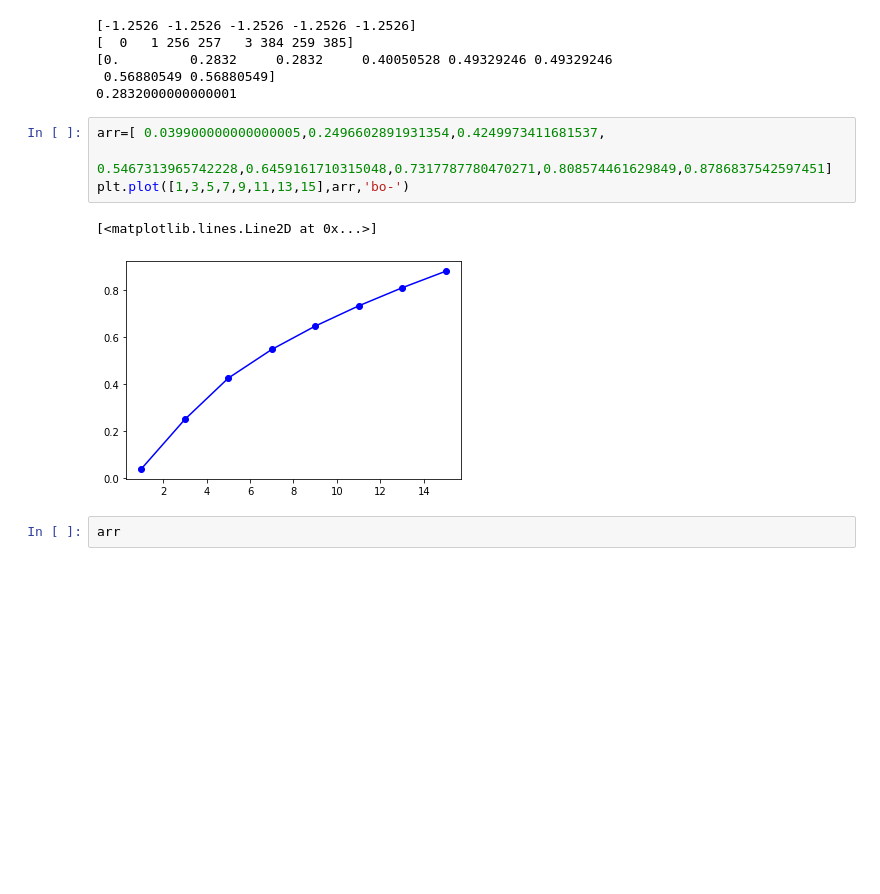
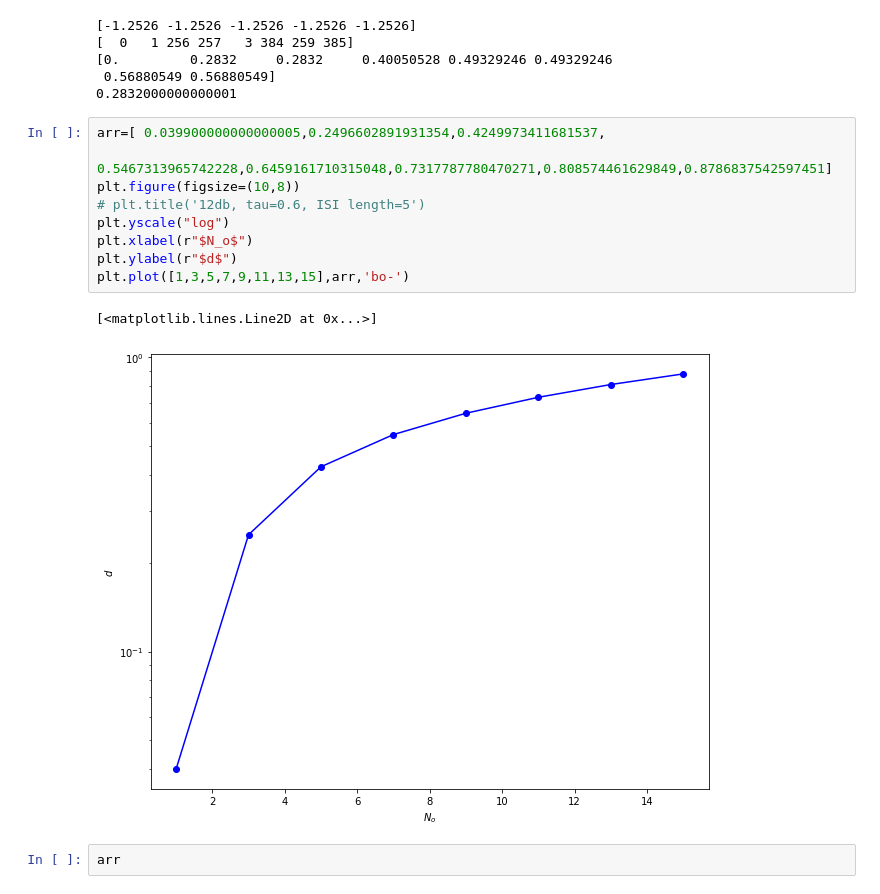
Before and after one commit to SINAABBASI/FTN2, a Jupyter notebook: nnLLR.ipynb, the cells around one changed output. Drawn from its saved outputs; the diff is of its cells as text; blank space fills up the shorter version.

```diff
--- a/nnLLR.ipynb
+++ b/nnLLR.ipynb
@@ -224,10 +218,15 @@ SyntaxError: invalid character in identifier (818506283.py, line 24)
 # %%
 arr=[ 0.039900000000000005,0.2496602891931354,0.4249973411681537,
         0.5467313965742228,0.6459161710315048,0.7317787780470271,0.808574461629849,0.8786837542597451]
+plt.figure(figsize=(10,8))
+# plt.title('12db, tau=0.6, ISI length=5')
+plt.yscale("log")
+plt.xlabel(r"$N_o$")
+plt.ylabel(r"$d$")
 plt.plot([1,3,5,7,9,11,13,15],arr,'bo-')
 # %% [output]
 [<matplotlib.lines.Line2D at 0x...>]
-[figure, old version]
+[figure, new version]
 # %%
 arr
 # %% [output]
```
Also changed, not shown: parts of 1 cell of this notebook, 1 other file.
